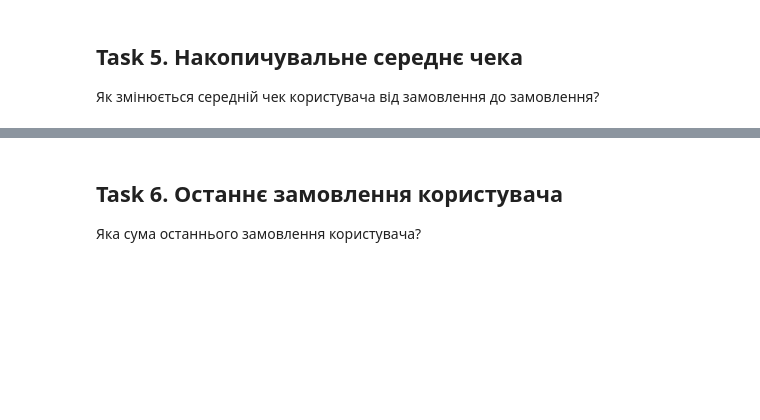
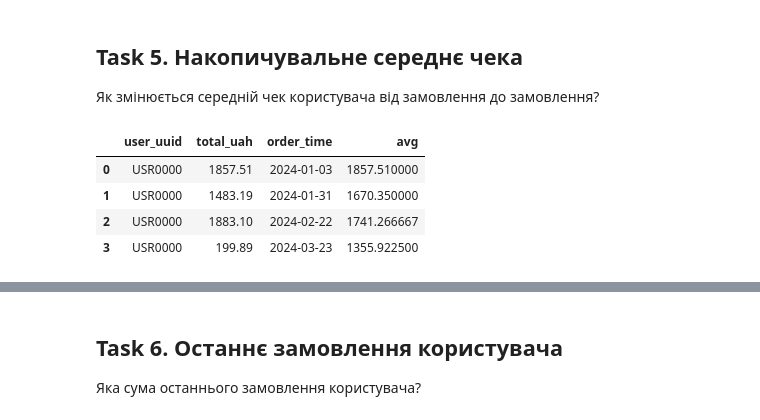
Before and after one commit to cpython-projects/python_da_17_03_26, a Jupyter notebook: lesson_26_hw.ipynb, the cells around one changed output, grey strips where cells are left out. Cells and saved outputs as stored; diff of their text form; code cells hidden in the pictures; blank space fills up the shorter version.

```diff
--- a/lesson_26_hw.ipynb
+++ b/lesson_26_hw.ipynb
@@ -15,3 +110,24 @@
 # %% [markdown]
 ## Task 5. Накопичувальне середнє чека
 Як змінюється середній чек користувача від замовлення до замовлення?
+# %%
+query = """
+SELECT  user_uuid,
+        total_uah,
+        order_time,
+        AVG(total_uah) OVER (
+          PARTITION BY user_uuid
+          ORDER BY order_time
+          ROWS BETWEEN UNBOUNDED PRECEDING AND CURRENT ROW
+        )
+FROM orders_log
+"""
+
+df = pd.read_sql(query, engine)
+df[df.user_uuid == 'USR0000']
+# %% [output]
+|  | user_uuid | total_uah | order_time | avg |
+| 0 | USR0000 | 1857.51 | 2024-01-03 | 1857.510000 |
+| 1 | USR0000 | 1483.19 | 2024-01-31 | 1670.350000 |
+| 2 | USR0000 | 1883.10 | 2024-02-22 | 1741.266667 |
+| 3 | USR0000 | 199.89 | 2024-03-23 | 1355.922500 |
```
Also changed, not shown: parts of 8 cells of this notebook.
